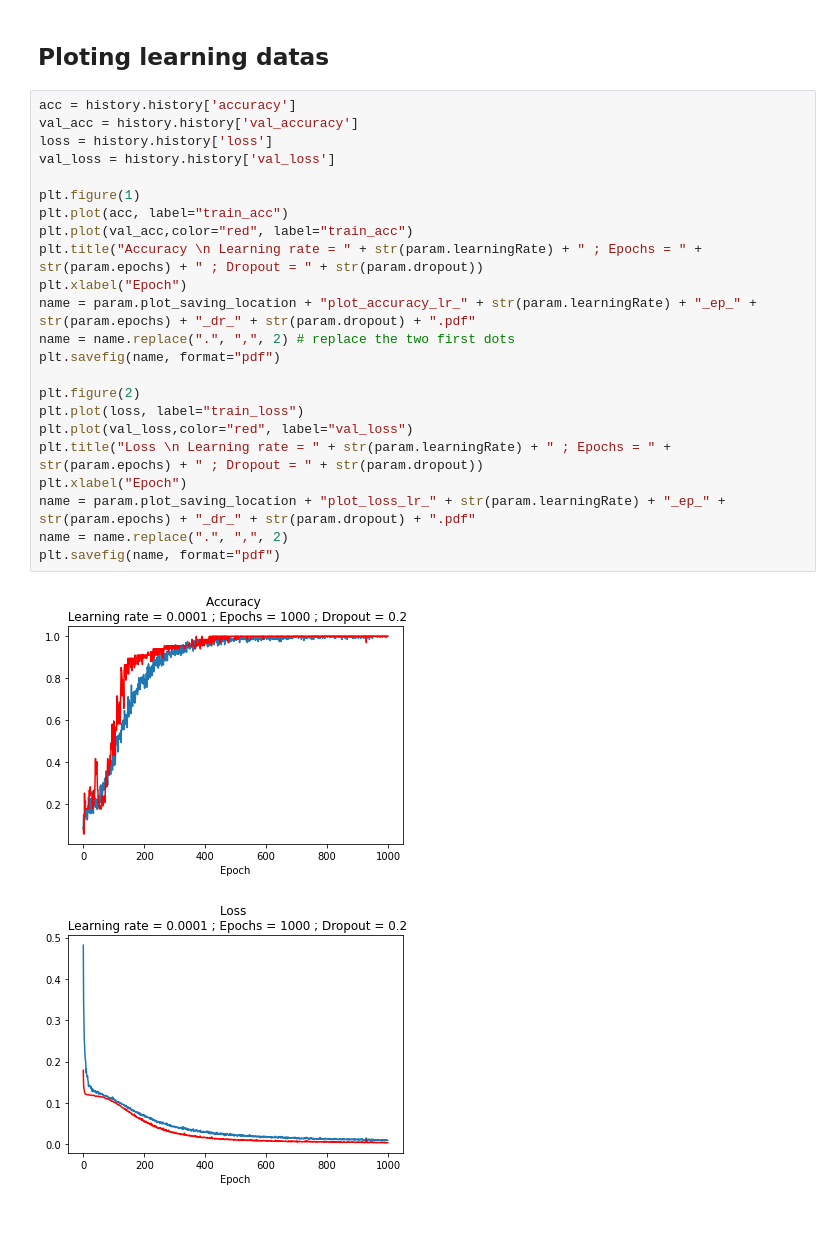
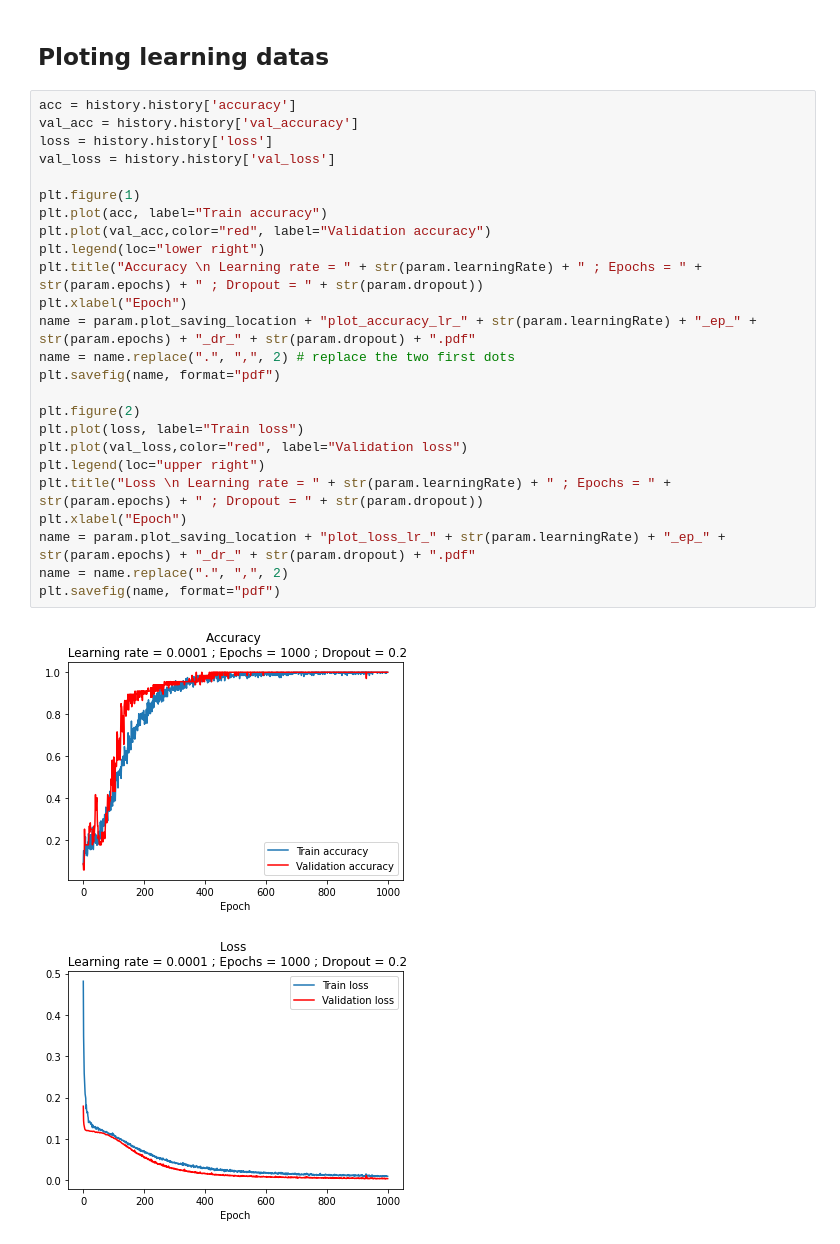
Before and after one commit to axelcalixte/if23_indoor-localization, a Jupyter notebook: modelCreation.ipynb, the cells around one changed output. Saved outputs shown, nothing was run; the diff lists cells and outputs as text.

Commit message:
added legend on plots

```diff
--- a/modelCreation.ipynb
+++ b/modelCreation.ipynb
@@ -106,26 +106,28 @@ Epoch 1000/1000
 # %%
 acc = history.history['accuracy']
 val_acc = history.history['val_accuracy']
 loss = history.history['loss']
 val_loss = history.history['val_loss']
 
 plt.figure(1)
-plt.plot(acc, label="train_acc")
-plt.plot(val_acc,color="red", label="train_acc")
+plt.plot(acc, label="Train accuracy")
+plt.plot(val_acc,color="red", label="Validation accuracy")
+plt.legend(loc="lower right")
 plt.title("Accuracy \n Learning rate = " + str(param.learningRate) + " ; Epochs = " + str(param.epochs) + " ; Dropout = " + str(param.dropout))
 plt.xlabel("Epoch")
 name = param.plot_saving_location + "plot_accuracy_lr_" + str(param.learningRate) + "_ep_" + str(param.epochs) + "_dr_" + str(param.dropout) + ".pdf"
 name = name.replace(".", ",", 2) # replace the two first dots
 plt.savefig(name, format="pdf")
 
 plt.figure(2)
-plt.plot(loss, label="train_loss")
-plt.plot(val_loss,color="red", label="val_loss")
+plt.plot(loss, label="Train loss")
+plt.plot(val_loss,color="red", label="Validation loss")
+plt.legend(loc="upper right")
 plt.title("Loss \n Learning rate = " + str(param.learningRate) + " ; Epochs = " + str(param.epochs) + " ; Dropout = " + str(param.dropout))
 plt.xlabel("Epoch")
 name = param.plot_saving_location + "plot_loss_lr_" + str(param.learningRate) + "_ep_" + str(param.epochs) + "_dr_" + str(param.dropout) + ".pdf"
 name = name.replace(".", ",", 2)
 plt.savefig(name, format="pdf")
 # %% [output]
-[figure, old version]
+[figure, new version]
-[figure, old version]
+[figure, new version]
```
Also changed, not shown: 2 other files.
